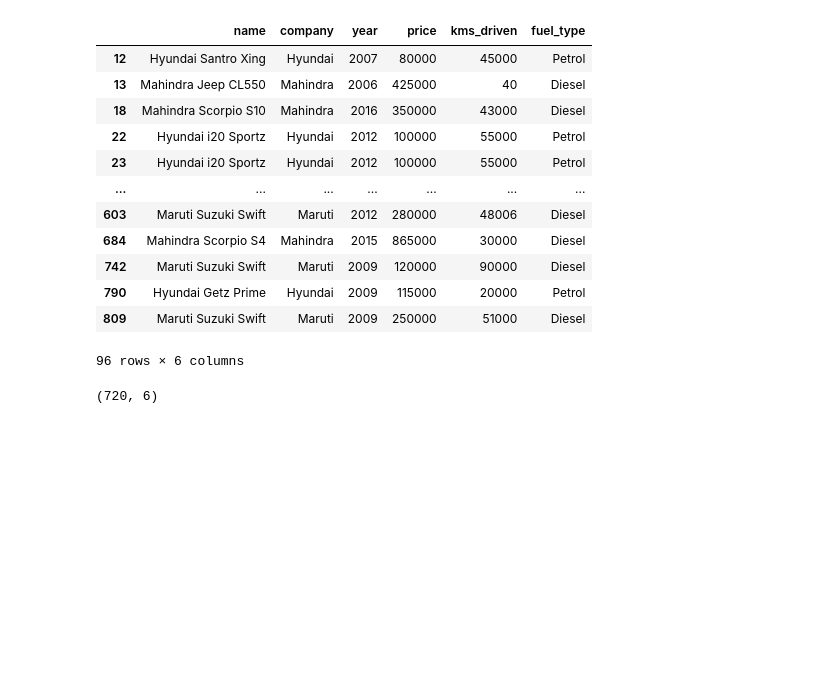
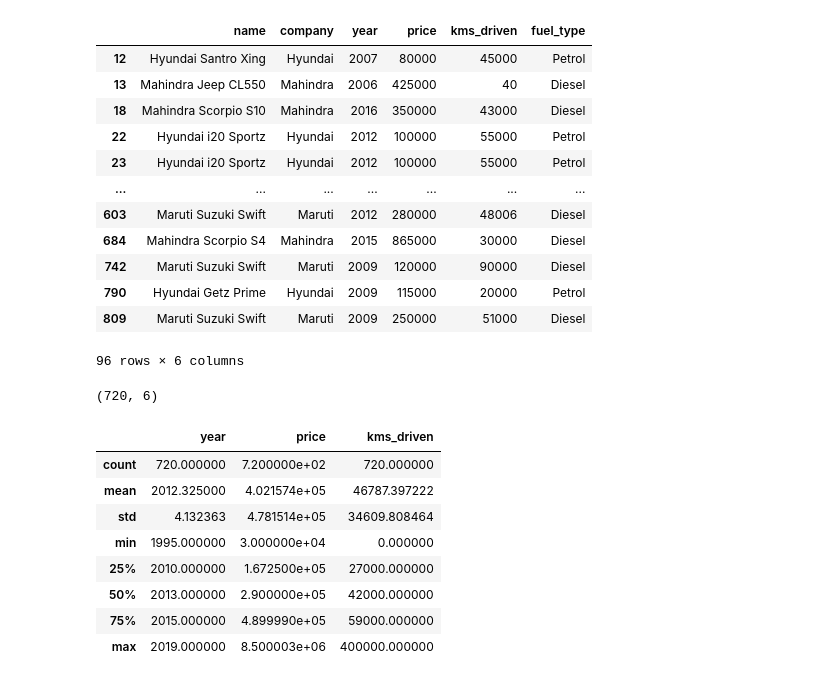
Before and after one commit to SakshiKhatiwada/projects-challenge, a Jupyter notebook: Project3_car_price_predictor/data_cleaning.ipynb, the cells around one changed output. Cells and saved outputs as stored; diff of their text form; code cells hidden in the pictures; blank space fills up the shorter version.

```diff
--- a/Project3_car_price_predictor/data_cleaning.ipynb
+++ b/Project3_car_price_predictor/data_cleaning.ipynb
@@ -392,3 +386,15 @@ df.drop_duplicates(inplace=True)
 df.shape
 # %% [output]
 (720, 6)
+# %%
+df.describe()
+# %% [output]
+|  | year | price | kms_driven |
+| count | 720.000000 | 7.200000e+02 | 720.000000 |
+| mean | 2012.325000 | 4.021574e+05 | 46787.397222 |
+| std | 4.132363 | 4.781514e+05 | 34609.808464 |
+| min | 1995.000000 | 3.000000e+04 | 0.000000 |
+| 25% | 2010.000000 | 1.672500e+05 | 27000.000000 |
+| 50% | 2013.000000 | 2.900000e+05 | 42000.000000 |
+| 75% | 2015.000000 | 4.899990e+05 | 59000.000000 |
+| max | 2019.000000 | 8.500003e+06 | 400000.000000 |
```
Also changed, not shown: parts of 9 cells of this notebook, 2 other files.
